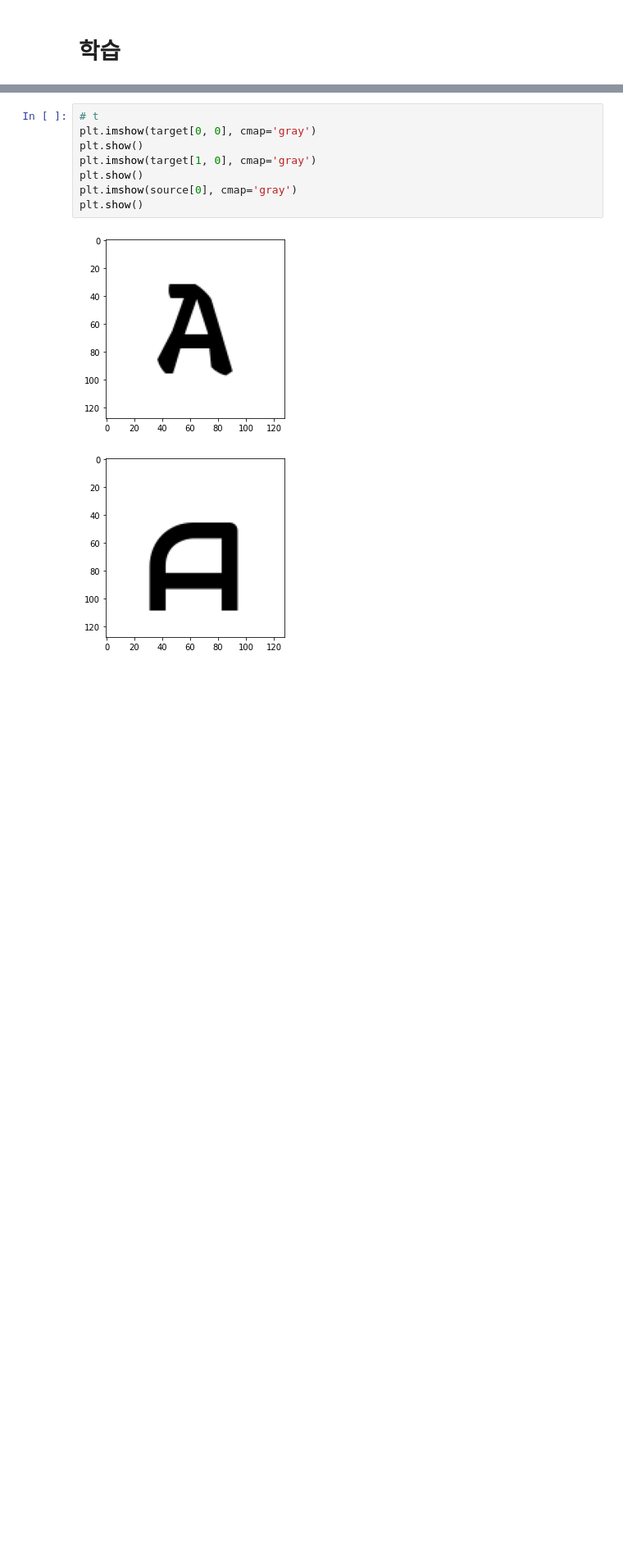
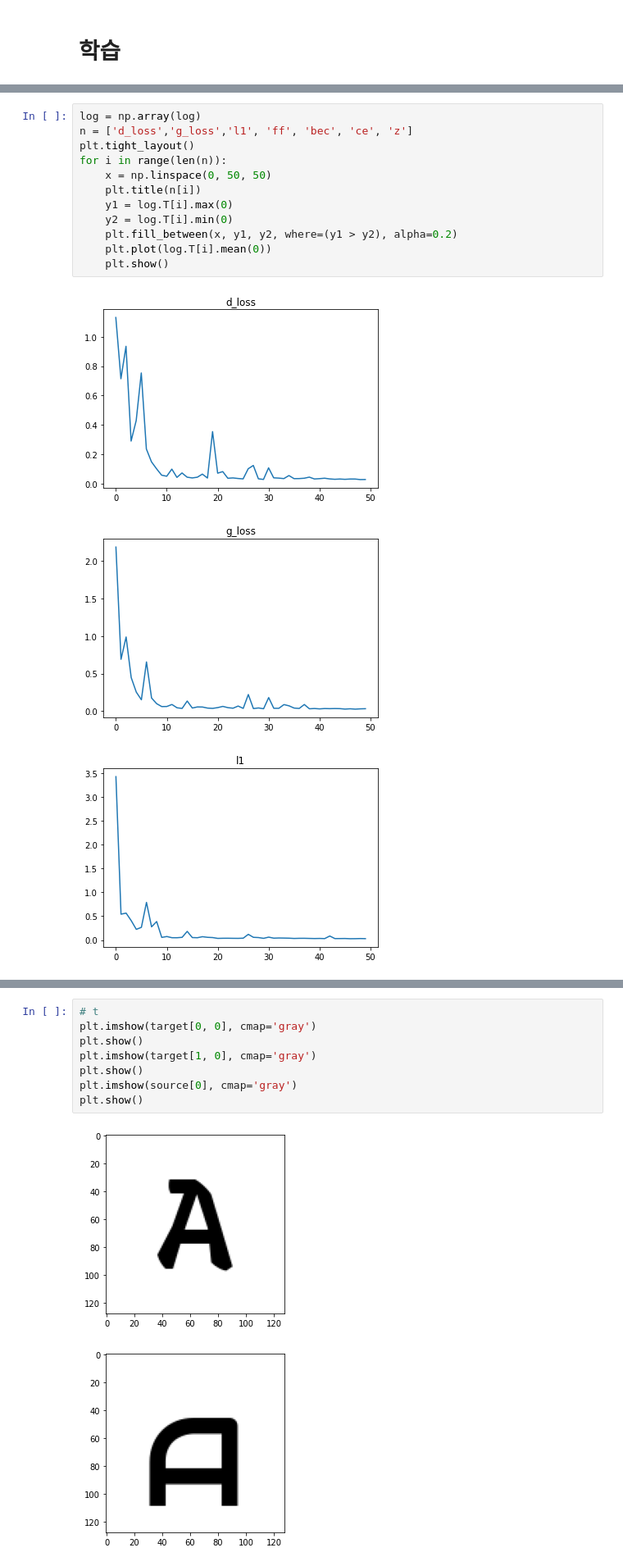
Before and after one commit to lunaB/AI-Experiment, a Jupyter notebook: gan_font__interpolation_ipynb의_사본.ipynb, the cells around one changed output, grey strips where cells are left out. Shown at 82% size. Cells and saved outputs as stored; diff of their text form; blank space fills up the shorter version.

```diff
--- a/gan_font__interpolation_ipynb의_사본.ipynb
+++ b/gan_font__interpolation_ipynb의_사본.ipynb
@@ -412,0 +531,16 @@ epoch: 500/500  g_loss: 3.779613        d_loss: 13.214518
+# %%
+log = np.array(log)
+n = ['d_loss','g_loss','l1', 'ff', 'bec', 'ce', 'z']
+plt.tight_layout()
+for i in range(len(n)):
+    x = np.linspace(0, 50, 50)
+    plt.title(n[i])
+    y1 = log.T[i].max(0)
+    y2 = log.T[i].min(0)
+    plt.fill_between(x, y1, y2, where=(y1 > y2), alpha=0.2)
+    plt.plot(log.T[i].mean(0))
+    plt.show()
+# %% [output]
+[figure, added]
+[figure, added]
+[figure, added]
```
Also changed, not shown: parts of 6 cells of this notebook.
